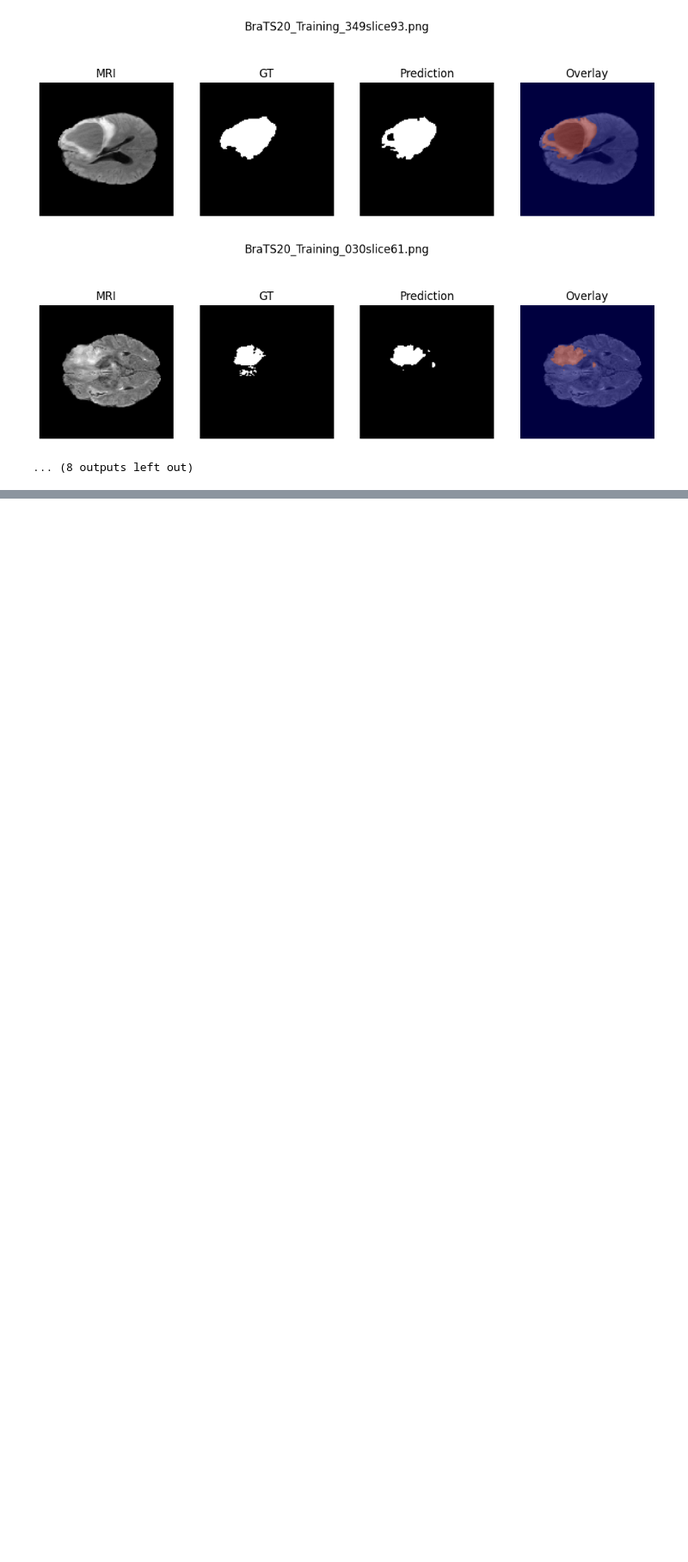
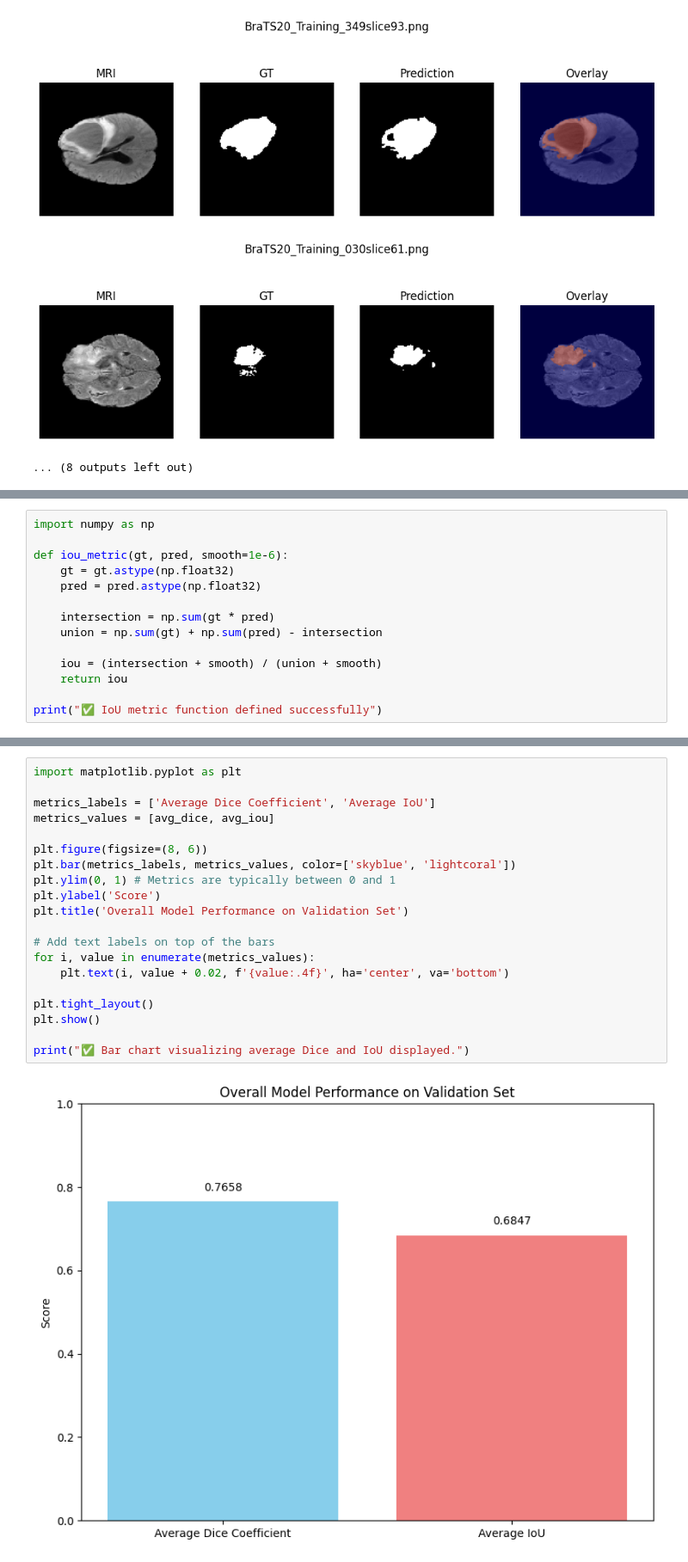
Before and after one commit to shaistamomin2004-arch/tumordetection.ipynb, a Jupyter notebook: tumordetection.ipynb, the cells around one changed output, grey strips where cells are left out. Shown at 86% size. Cells and saved outputs as stored; diff of their text form; blank space fills up the shorter version.

```diff
--- a/tumordetection.ipynb
+++ b/tumordetection.ipynb
@@ -1422,0 +1502,14 @@ for img_name in sample_images:
+# %%
+import numpy as np
+
+def iou_metric(gt, pred, smooth=1e-6):
+    gt = gt.astype(np.float32)
+    pred = pred.astype(np.float32)
+
+    intersection = np.sum(gt * pred)
+    union = np.sum(gt) + np.sum(pred) - intersection
+
+    iou = (intersection + smooth) / (union + smooth)
+    return iou
+
+print("✅ IoU metric function defined successfully")
@@ -1422,0 +1563,22 @@ for img_name in sample_images:
+# %%
+import matplotlib.pyplot as plt
+
+metrics_labels = ['Average Dice Coefficient', 'Average IoU']
+metrics_values = [avg_dice, avg_iou]
+
+plt.figure(figsize=(8, 6))
+plt.bar(metrics_labels, metrics_values, color=['skyblue', 'lightcoral'])
+plt.ylim(0, 1) # Metrics are typically between 0 and 1
+plt.ylabel('Score')
+plt.title('Overall Model Performance on Validation Set')
+
+# Add text labels on top of the bars
+for i, value in enumerate(metrics_values):
+    plt.text(i, value + 0.02, f'{value:.4f}', ha='center', va='bottom')
+
+plt.tight_layout()
+plt.show()
+
+print("✅ Bar chart visualizing average Dice and IoU displayed.")
+# %% [output]
+[figure, added]
```
Also changed, not shown: parts of 21 cells of this notebook.
